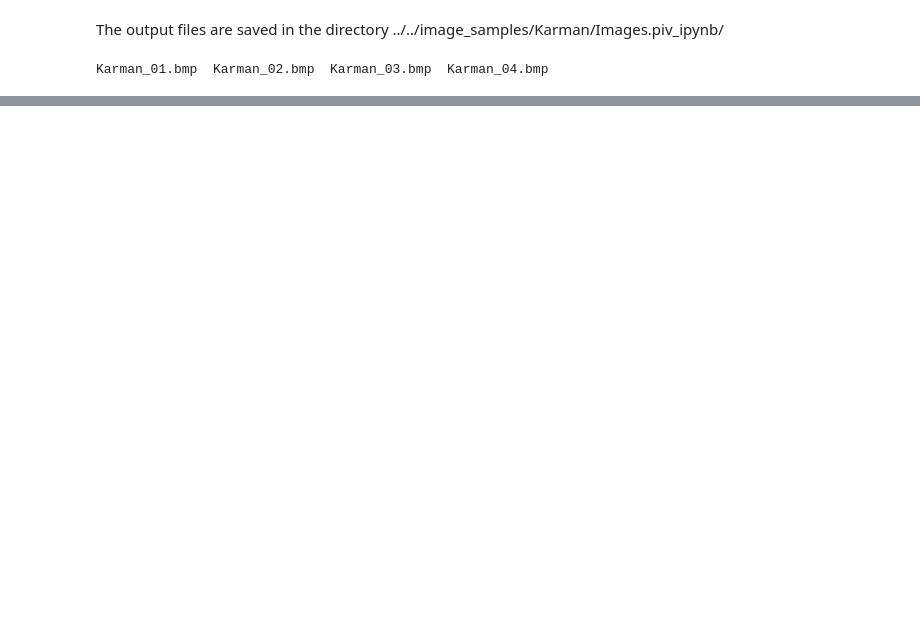
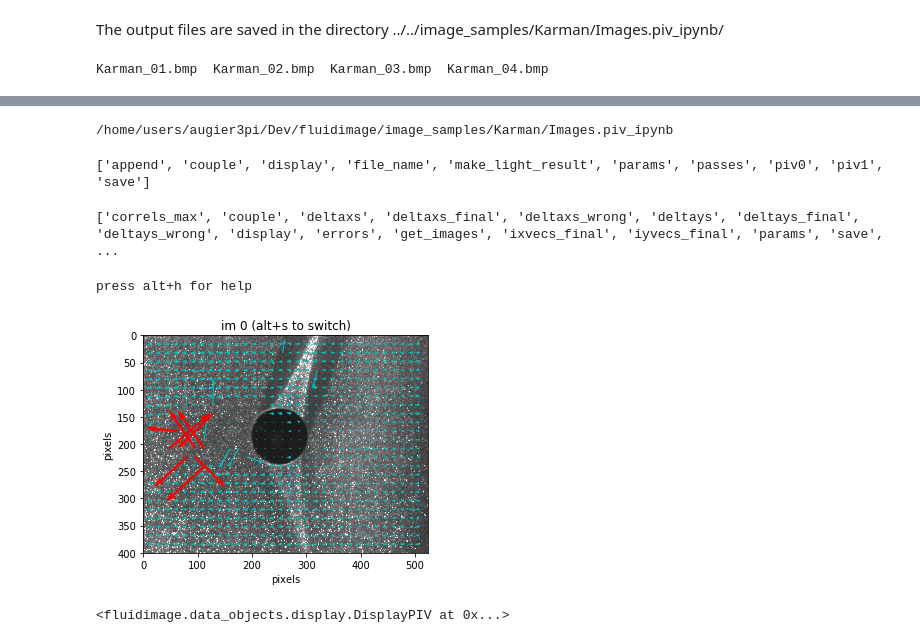
Before and after one commit to fluiddyn/fluidimage, a Jupyter notebook: doc/ipynb/tuto_piv.ipynb, the cells around one changed output, grey strips where cells are left out. Saved outputs shown, nothing was run; the diff lists cells and outputs as text; code cells hidden in the pictures; blank space fills up the shorter version.

```diff
--- a/doc/ipynb/tuto_piv.ipynb
+++ b/doc/ipynb/tuto_piv.ipynb
@@ -133,0 +144,4 @@ log.plot_nb_workers()
+# %%
+cd ../../image_samples/Karman/Images.piv_ipynb
+# %% [output]
+/home/users/augier3pi/Dev/fluidimage/image_samples/Karman/Images.piv_ipynb
@@ -133,0 +150,16 @@ log.plot_nb_workers()
+# %%
+o = create_object_from_file('piv_01-02.h5')
+# %%
+print([s for s in dir(o) if not s.startswith('_')])
+# %% [output]
+['append', 'couple', 'display', 'file_name', 'make_light_result', 'params', 'passes', 'piv0', 'piv1', 'save']
+# %%
+print([s for s in dir(o.piv1) if not s.startswith('_')])
+# %% [output]
+['correls_max', 'couple', 'deltaxs', 'deltaxs_final', 'deltaxs_wrong', 'deltays', 'deltays_final', 'deltays_wrong', 'display', 'errors', 'get_images', 'ixvecs_final', 'iyvecs_final', 'params', 'save', ...
+# %%
+o.display()
+# %% [output]
+press alt+h for help
+[figure, added]
+<fluidimage.data_objects.display.DisplayPIV at 0x...>
```
Also changed, not shown: parts of 17 cells of this notebook, 6 other files.
